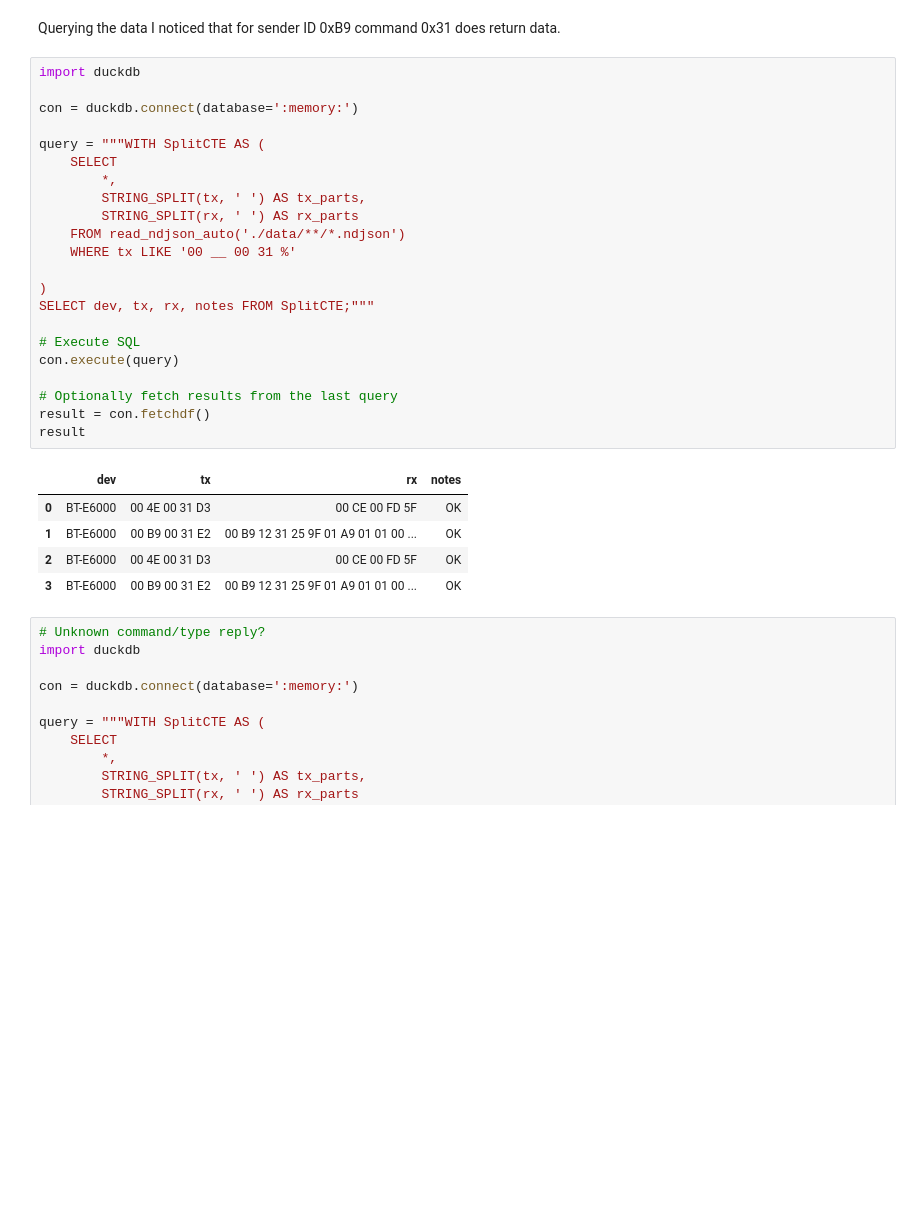
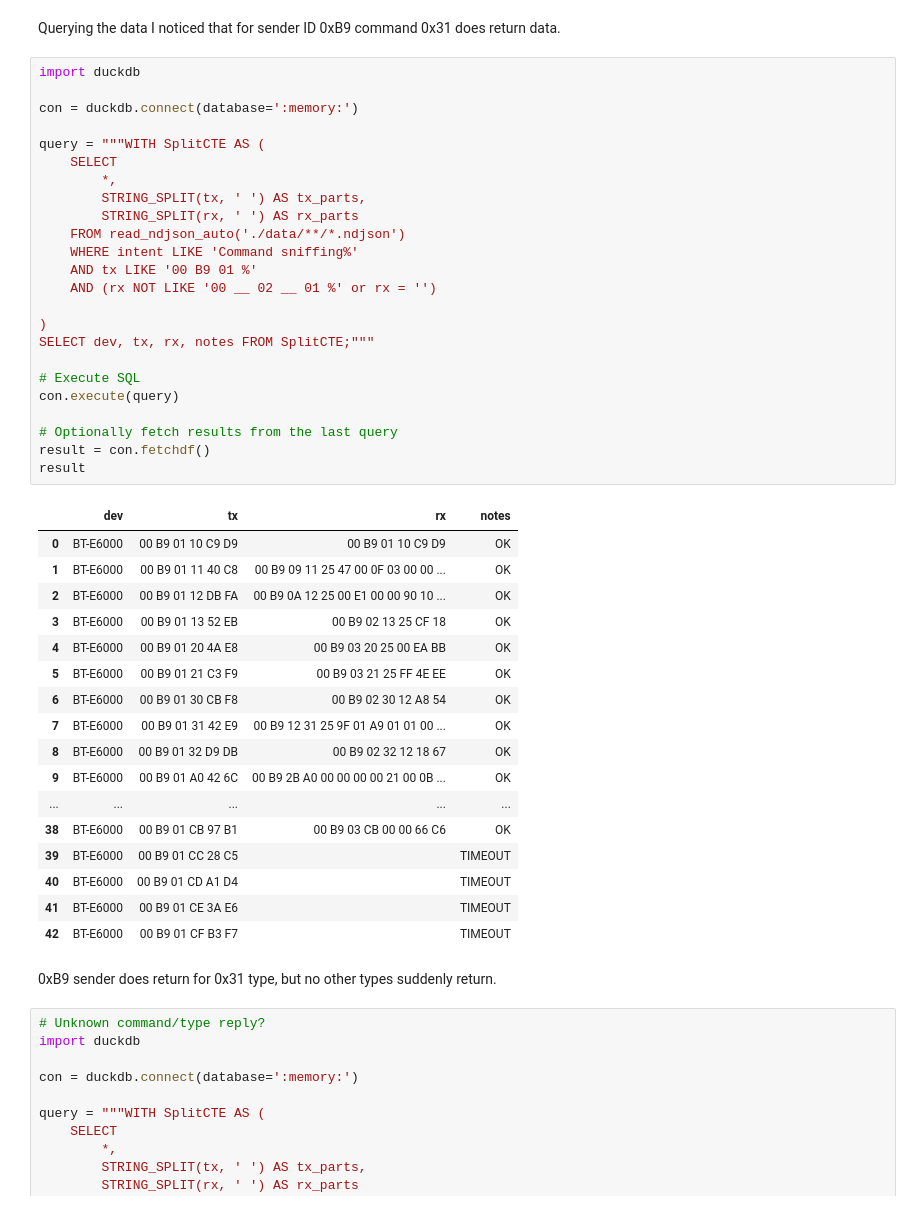
Before and after one commit to michielvg/sut, a Jupyter notebook: DataMining.ipynb, the cells around one changed output. Saved outputs shown, nothing was run; the diff lists cells and outputs as text; blank space fills up the shorter version.

```diff
--- a/DataMining.ipynb
+++ b/DataMining.ipynb
@@ -85,31 +85,47 @@ Querying the data I noticed that for sender ID 0xB9 command 0x31 does return dat
 # %%
 import duckdb
 
 con = duckdb.connect(database=':memory:')
 
 query = """WITH SplitCTE AS (
     SELECT
         *,
         STRING_SPLIT(tx, ' ') AS tx_parts,
         STRING_SPLIT(rx, ' ') AS rx_parts
     FROM read_ndjson_auto('./data/**/*.ndjson')
-    WHERE tx LIKE '00 __ 00 31 %'
+    WHERE intent LIKE 'Command sniffing%'
+    AND tx LIKE '00 B9 01 %'
+    AND (rx NOT LIKE '00 __ 02 __ 01 %' or rx = '')
 
 )
 SELECT dev, tx, rx, notes FROM SplitCTE;"""
 
 # Execute SQL
 con.execute(query)
 
 # Optionally fetch results from the last query
 result = con.fetchdf()
 result
 # %% [output]
 |  | dev | tx | rx | notes |
-| 0 | BT-E6000 | 00 4E 00 31 D3 | 00 CE 00 FD 5F | OK |
-| 1 | BT-E6000 | 00 B9 00 31 E2 | 00 B9 12 31 25 9F 01 A9 01 01 00 ... | OK |
-| 2 | BT-E6000 | 00 4E 00 31 D3 | 00 CE 00 FD 5F | OK |
-| 3 | BT-E6000 | 00 B9 00 31 E2 | 00 B9 12 31 25 9F 01 A9 01 01 00 ... | OK |
+| 0 | BT-E6000 | 00 B9 01 10 C9 D9 | 00 B9 01 10 C9 D9 | OK |
+| 1 | BT-E6000 | 00 B9 01 11 40 C8 | 00 B9 09 11 25 47 00 0F 03 00 00 ... | OK |
+| 2 | BT-E6000 | 00 B9 01 12 DB FA | 00 B9 0A 12 25 00 E1 00 00 90 10 ... | OK |
+| 3 | BT-E6000 | 00 B9 01 13 52 EB | 00 B9 02 13 25 CF 18 | OK |
+| 4 | BT-E6000 | 00 B9 01 20 4A E8 | 00 B9 03 20 25 00 EA BB | OK |
+| 5 | BT-E6000 | 00 B9 01 21 C3 F9 | 00 B9 03 21 25 FF 4E EE | OK |
+| 6 | BT-E6000 | 00 B9 01 30 CB F8 | 00 B9 02 30 12 A8 54 | OK |
+| 7 | BT-E6000 | 00 B9 01 31 42 E9 | 00 B9 12 31 25 9F 01 A9 01 01 00 ... | OK |
+| 8 | BT-E6000 | 00 B9 01 32 D9 DB | 00 B9 02 32 12 18 67 | OK |
+| 9 | BT-E6000 | 00 B9 01 A0 42 6C | 00 B9 2B A0 00 00 00 00 21 00 0B ... | OK |
+| ... | ... | ... | ... | ... |
+| 38 | BT-E6000 | 00 B9 01 CB 97 B1 | 00 B9 03 CB 00 00 66 C6 | OK |
+| 39 | BT-E6000 | 00 B9 01 CC 28 C5 |  | TIMEOUT |
+| 40 | BT-E6000 | 00 B9 01 CD A1 D4 |  | TIMEOUT |
+| 41 | BT-E6000 | 00 B9 01 CE 3A E6 |  | TIMEOUT |
+| 42 | BT-E6000 | 00 B9 01 CF B3 F7 |  | TIMEOUT |
+# %% [markdown]
+0xB9 sender does return for 0x31 type, but no other types suddenly return.
 # %%
 # Unknown command/type reply?
 import duckdb
```
